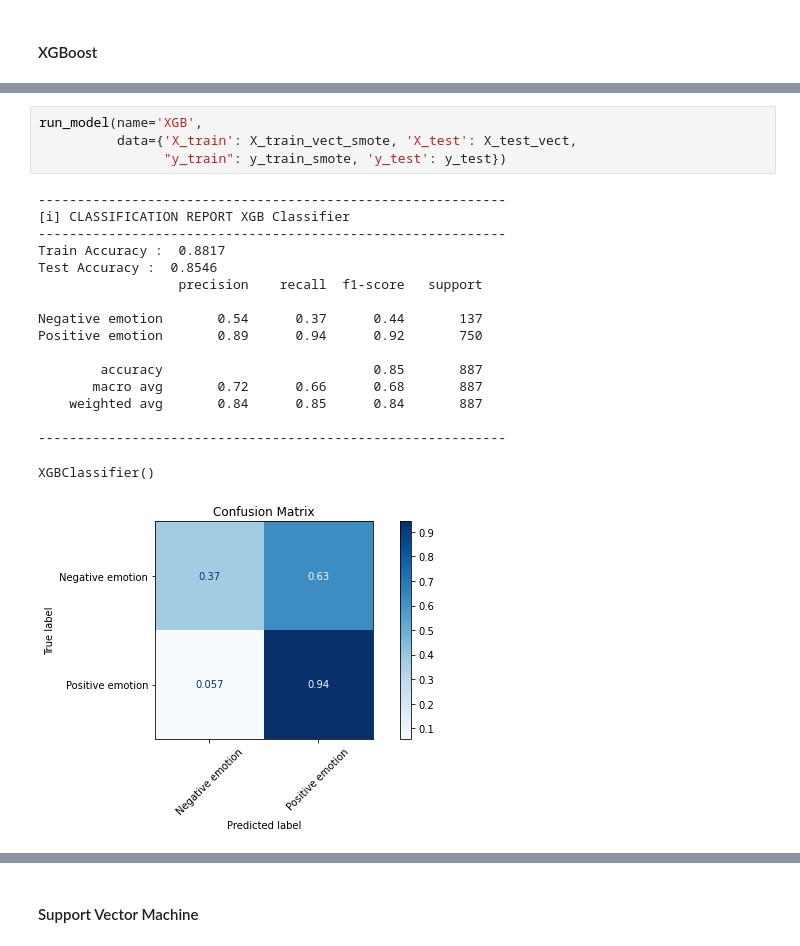
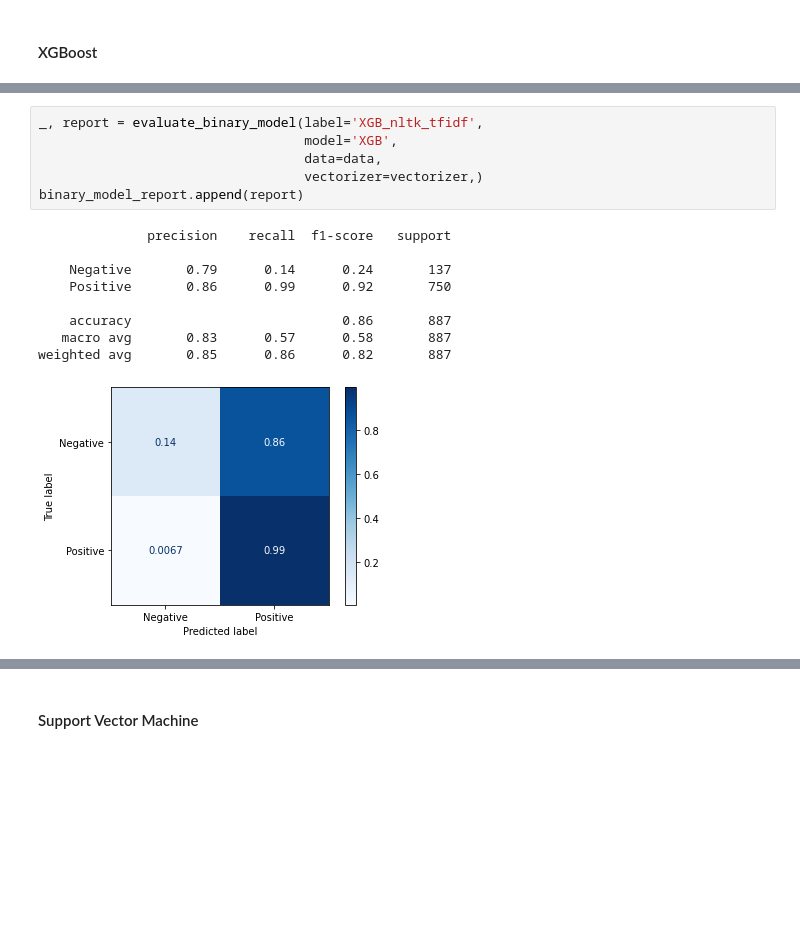
Before and after one commit to singsang2/dsc-mod-4-project-v2-1-onl01-dtsc-ft-070620, a Jupyter notebook: Tweet_sentiment_analysis.ipynb, the cells around one changed output, grey strips where cells are left out. Cells and saved outputs as stored; diff of their text form; blank space fills up the shorter version.

```diff
--- a/Tweet_sentiment_analysis.ipynb
+++ b/Tweet_sentiment_analysis.ipynb
@@ -623,22 +611,16 @@ XGBClassifier()
-# %%
-run_model(name='XGB',
-          data={'X_train': X_train_vect_smote, 'X_test': X_test_vect,
-                "y_train": y_train_smote, 'y_test': y_test})
-# %% [output]
-------------------------------------------------------------
-[i] CLASSIFICATION REPORT XGB Classifier
-------------------------------------------------------------
-Train Accuracy :  0.8817
-Test Accuracy :  0.8546
-                  precision    recall  f1-score   support
-
-Negative emotion       0.54      0.37      0.44       137
-Positive emotion       0.89      0.94      0.92       750
-
-        accuracy                           0.85       887
-       macro avg       0.72      0.66      0.68       887
-    weighted avg       0.84      0.85      0.84       887
-
-------------------------------------------------------------
-XGBClassifier()
-[figure, removed]
+# %%
+_, report = evaluate_binary_model(label='XGB_nltk_tfidf',
+                                  model='XGB',
+                                  data=data,
+                                  vectorizer=vectorizer,)
+binary_model_report.append(report)
+# %% [output]
+              precision    recall  f1-score   support
+
+    Negative       0.79      0.14      0.24       137
+    Positive       0.86      0.99      0.92       750
+
+    accuracy                           0.86       887
+   macro avg       0.83      0.57      0.58       887
+weighted avg       0.85      0.86      0.82       887
+[figure, added]
```
Also changed, not shown: parts of 67 cells of this notebook, 9 other files.
